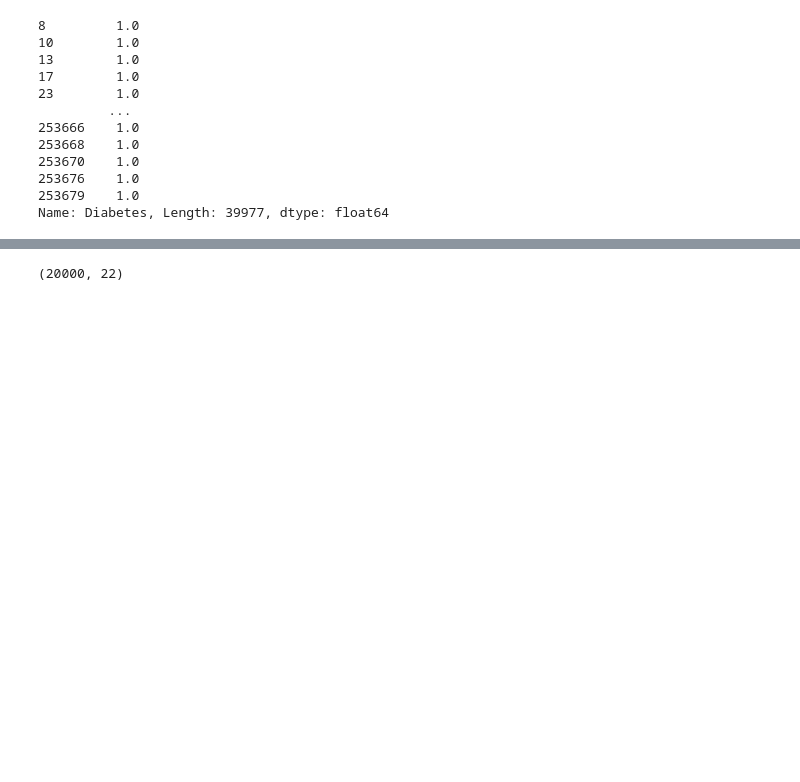
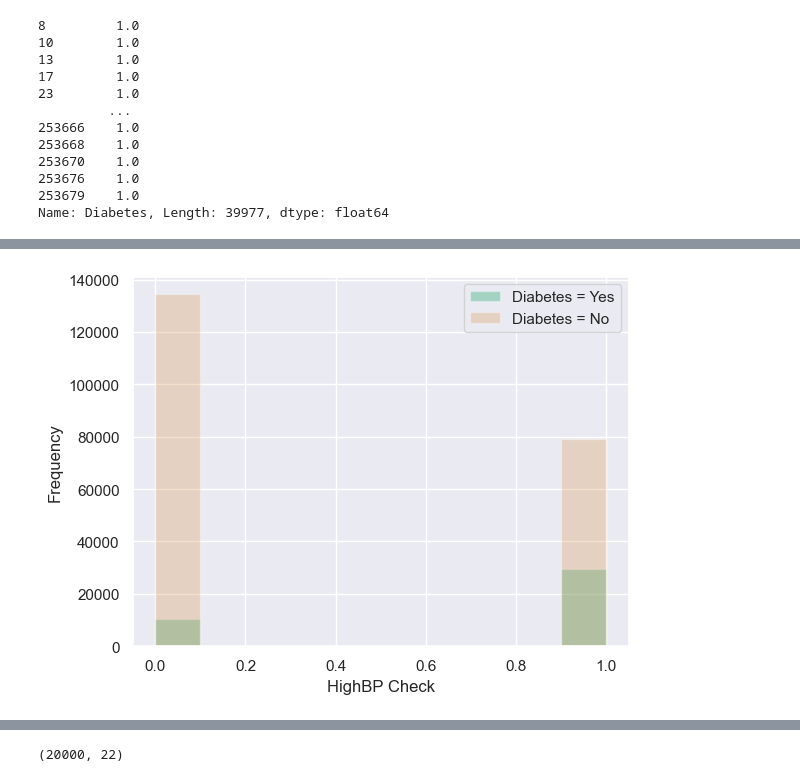
Before and after one commit to sangdev-0503/DiabetesDisease, a Jupyter notebook: DiabetesDisease.ipynb, the cells around one changed output, grey strips where cells are left out. Saved outputs shown, nothing was run; the diff lists cells and outputs as text; code cells hidden in the pictures; blank space fills up the shorter version.

```diff
--- a/DiabetesDisease.ipynb
+++ b/DiabetesDisease.ipynb
@@ -56,0 +192,9 @@ Name: Diabetes, Length: 39977, dtype: float64
+# %%
+df[df['Diabetes_012'] == 1].HighBP.plot(kind = 'hist', alpha = 0.3, color = '#019955', label = 'Diabetes = Yes')
+
+df[df['Diabetes_012'] == 0].HighBP.plot(kind = 'hist', alpha = 0.3, color = '#d89955', label = 'Diabetes = No')
+
+plt.xlabel('HighBP Check')
+plt.legend();
+# %% [output]
+[figure, added]
```
Also changed, not shown: parts of 21 cells of this notebook, 2 other files.
